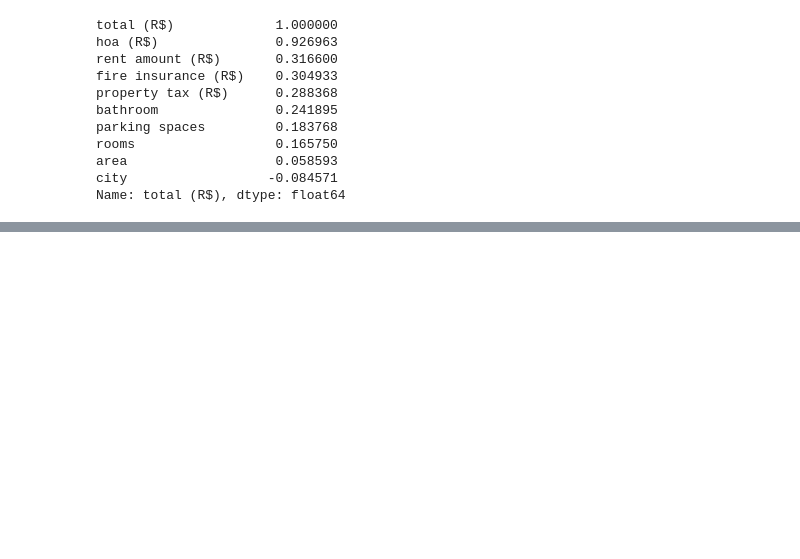
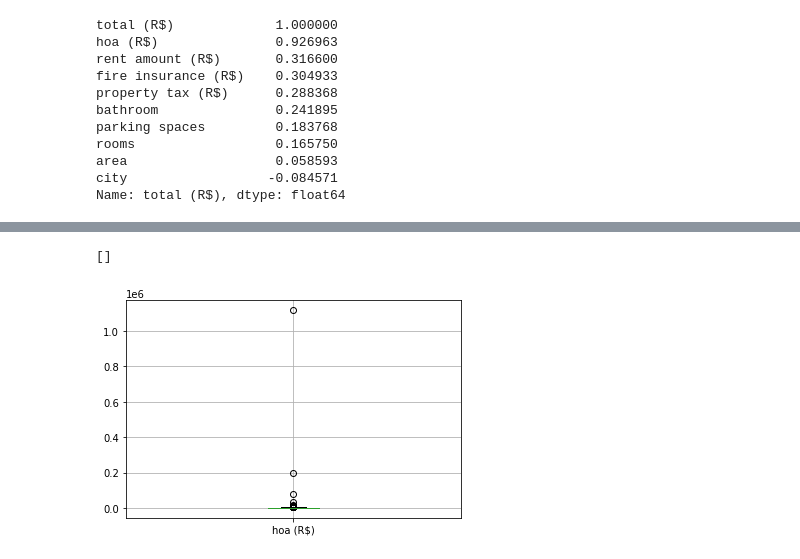
Before and after one commit to RenanNascimento/for-rent, a Jupyter notebook: ds/ForRent.ipynb, the cells around one changed output, grey strips where cells are left out. Cells and saved outputs as stored; diff of their text form; code cells hidden in the pictures; blank space fills up the shorter version.

```diff
--- a/ds/ForRent.ipynb
+++ b/ds/ForRent.ipynb
@@ -213,0 +251,6 @@ scatter_matrix(housing[attributes], figsize=(12, 8))
+# %%
+boxplot = housing.boxplot(column=["hoa (R$)"])
+boxplot.plot()
+# %% [output]
+[]
+[figure, added]
```
Also changed, not shown: parts of 6 cells of this notebook.
